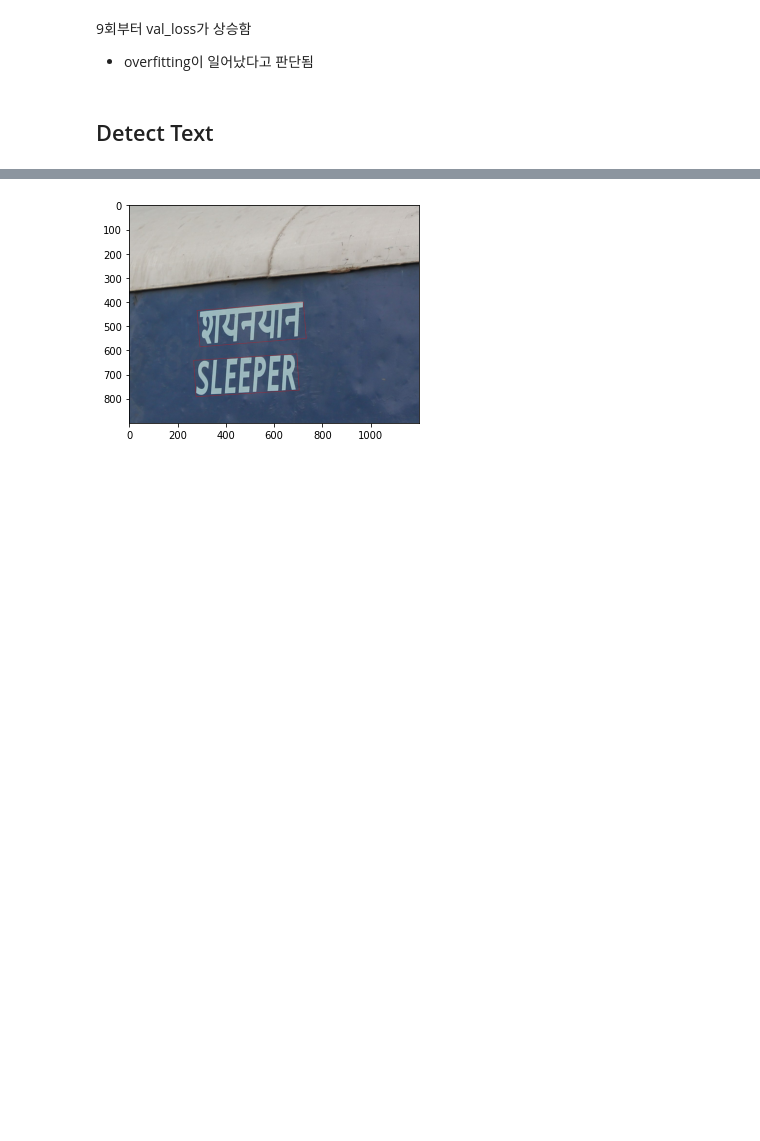
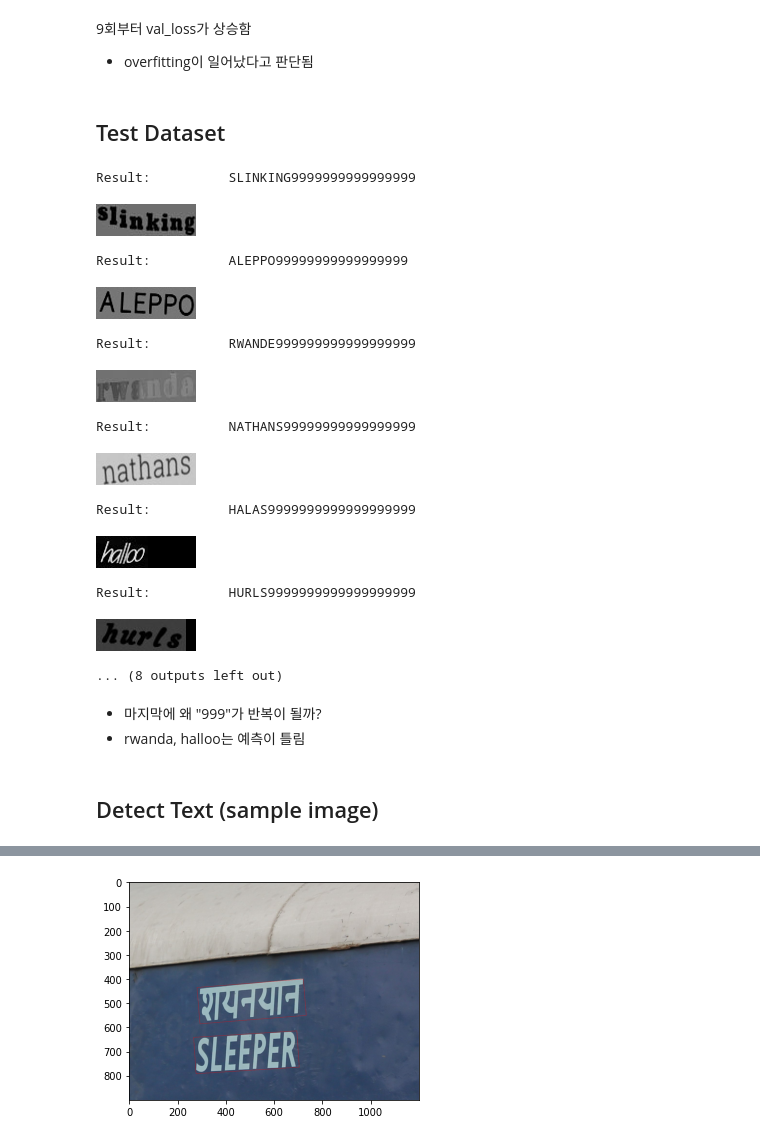
Before and after one commit to DevHDL/AIFFEL, a Jupyter notebook: Project/GoingDeeper-04/GoingDeeper04.ipynb, the cells around one changed output, grey strips where cells are left out. Saved outputs shown, nothing was run; the diff lists cells and outputs as text; code cells hidden in the pictures; blank space fills up the shorter version.

```diff
--- a/Project/GoingDeeper-04/GoingDeeper04.ipynb
+++ b/Project/GoingDeeper-04/GoingDeeper04.ipynb
@@ -389,8 +389,60 @@ plt.show()
 checkpoint_path = 'model/model_checkpoint.hdf5'
 
 model.load_weights(checkpoint_path)
+# %% [markdown]
+## Test Dataset
+# %%
+test_set = MJDatasetSequence(TEST_DATA_PATH, label_converter, batch_size=BATCH_SIZE, character=TARGET_CHARACTERS)
+checkpoint_path = 'model/model_checkpoint.hdf5'
+model.load_weights(checkpoint_path)
+
+input_data = model.get_layer('input_image').output
+y_pred = model.get_layer('output').output
+model_pred = tf.keras.Model(inputs=input_data, outputs=y_pred)
+# %%
+def decode_predict_ctc(out, chars = TARGET_CHARACTERS):
+    results = []
+    indexes = K.get_value(
+        K.ctc_decode(
+            out, input_length=np.ones(out.shape[0]) * out.shape[1],
+            greedy=False , beam_width=5, top_paths=1
+        )[0][0]
+    )[0]
+    text = ""
+    for index in indexes:
+        text += chars[index]
+    results.append(text)
+    return results
+# %%
+def check_inference(model, dataset, index = 5):
+    for i in range(index):
+        inputs, outputs = dataset[i]
+        img = dataset[i][0]['input_image'][0:1,:,:,:]
+        output = model.predict(img)
+        result = decode_predict_ctc(output, chars="-"+TARGET_CHARACTERS)[0].replace('-','')
+        print("Result: \t", result)
+        display(Image.fromarray(img[0].transpose(1,0,2).astype(np.uint8)))
+
+check_inference(model_pred, test_set, index=10)
+# %% [output]
+Result:          SLINKING9999999999999999
+[figure, added]
+Result:          ALEPPO99999999999999999
+[figure, added]
+Result:          RWANDE999999999999999999
+[figure, added]
+Result:          NATHANS99999999999999999
+[figure, added]
+Result:          HALAS9999999999999999999
+[figure, added]
+Result:          HURLS9999999999999999999
+[figure, added]
+... (8 outputs left out)
+# %% [markdown]
+- 마지막에 왜 "999"가 반복이 될까?
+- rwanda, halloo는 예측이 틀림
 # %% [markdown]
-## Detect Text
+## Detect Text (sample image)
 # %%
 HOME_DIR = '/aiffel'
 SAMPLE_IMG_PATH = HOME_DIR + '/data/sample.jpg'
```
Also changed, not shown: parts of 7 cells of this notebook.
